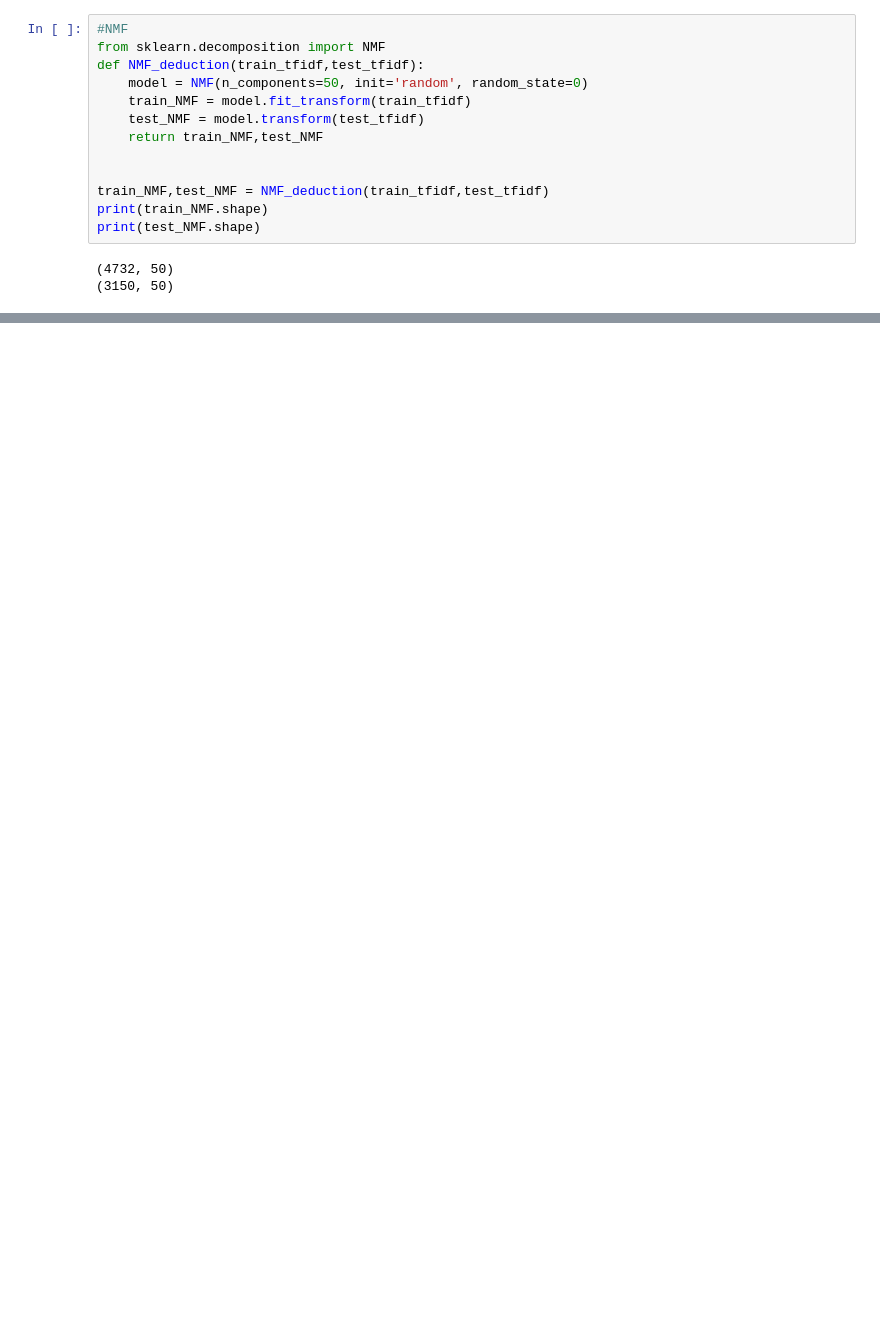
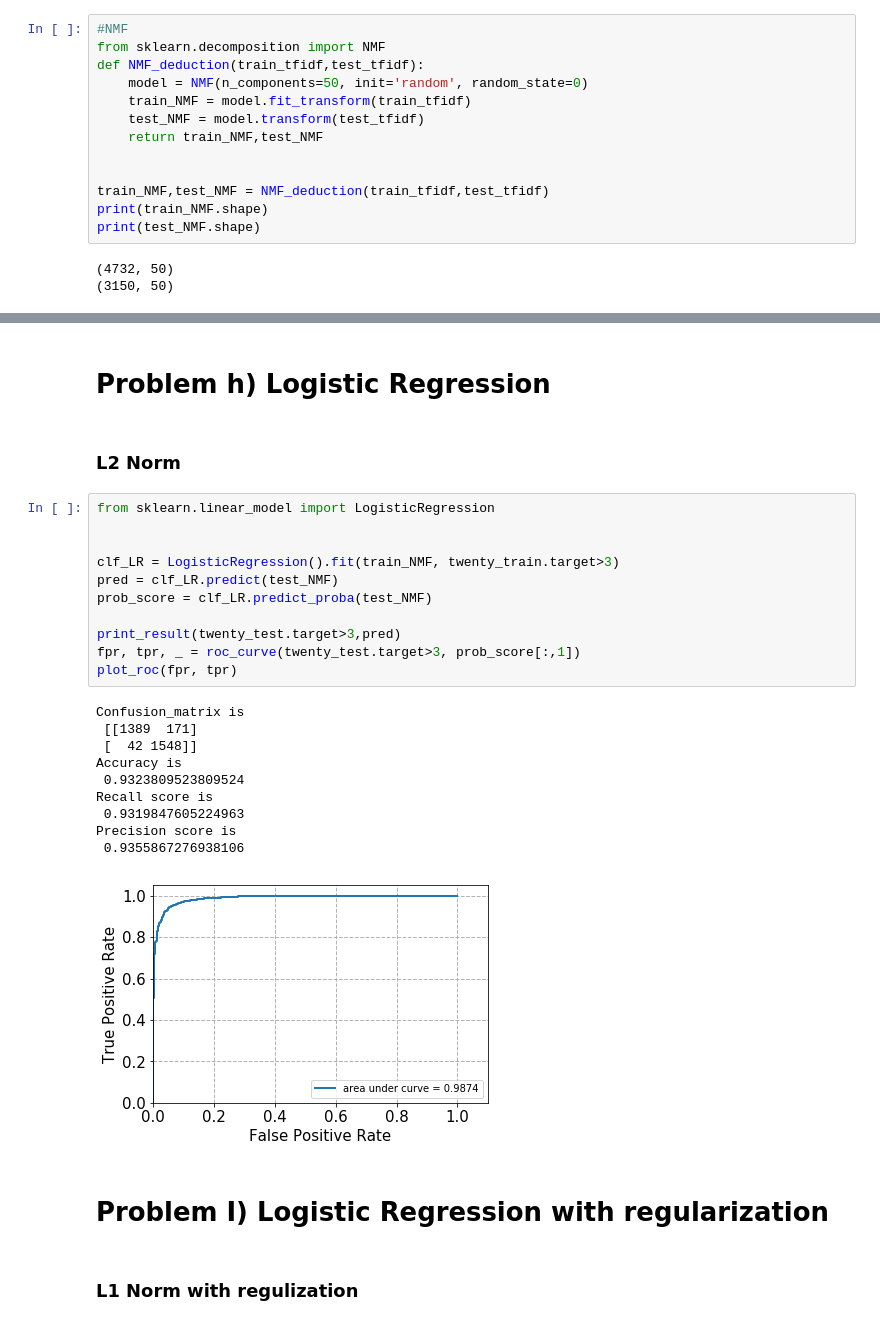
Before and after one commit to wppply/ECE219_projects, a Jupyter notebook: project_1/scratchBook.ipynb, the cells around one changed output, grey strips where cells are left out. Saved outputs shown, nothing was run; the diff lists cells and outputs as text; blank space fills up the shorter version.

Commit message:
add beyesian SVM Logestic Regression

```diff
--- a/project_1/scratchBook.ipynb
+++ b/project_1/scratchBook.ipynb
@@ -243,0 +389,30 @@ SyntaxError: unexpected EOF while parsing (<ipython-input-48-55dd3a62e8fc>, line
+# %% [markdown]
+# Problem h) Logistic Regression
+# %% [markdown]
+### L2 Norm
+# %%
+from sklearn.linear_model import LogisticRegression
+
+
+clf_LR = LogisticRegression().fit(train_NMF, twenty_train.target>3)
+pred = clf_LR.predict(test_NMF)
+prob_score = clf_LR.predict_proba(test_NMF)
+
+print_result(twenty_test.target>3,pred)
+fpr, tpr, _ = roc_curve(twenty_test.target>3, prob_score[:,1])
+plot_roc(fpr, tpr)
+# %% [output]
+Confusion_matrix is
+ [[1389  171]
+ [  42 1548]]
+Accuracy is
+ 0.9323809523809524
+Recall score is
+ 0.9319847605224963
+Precision score is
+ 0.9355867276938106
+[figure, added]
+# %% [markdown]
+# Problem I) Logistic Regression with regularization
+# %% [markdown]
+### L1 Norm with regulization
```
Also changed, not shown: parts of 23 cells of this notebook, 2 other files.
